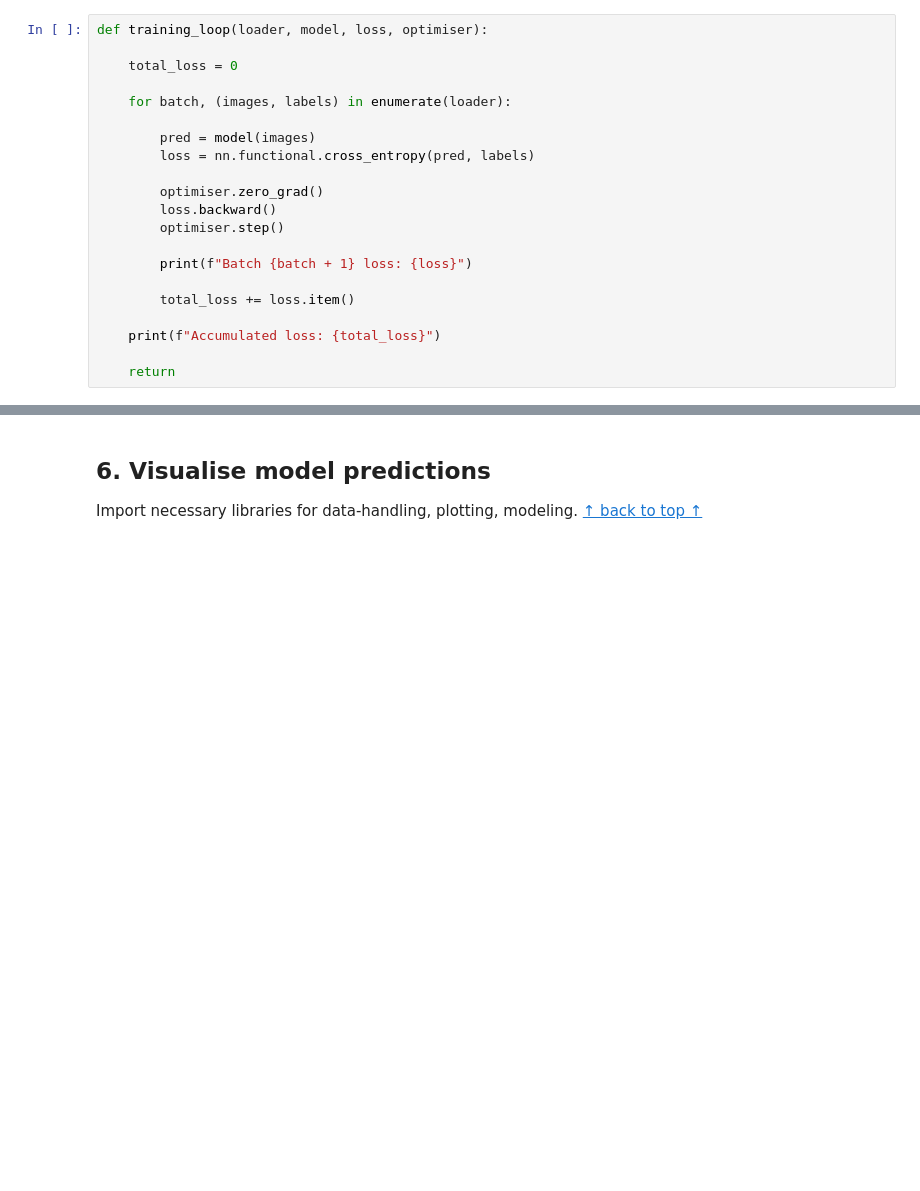
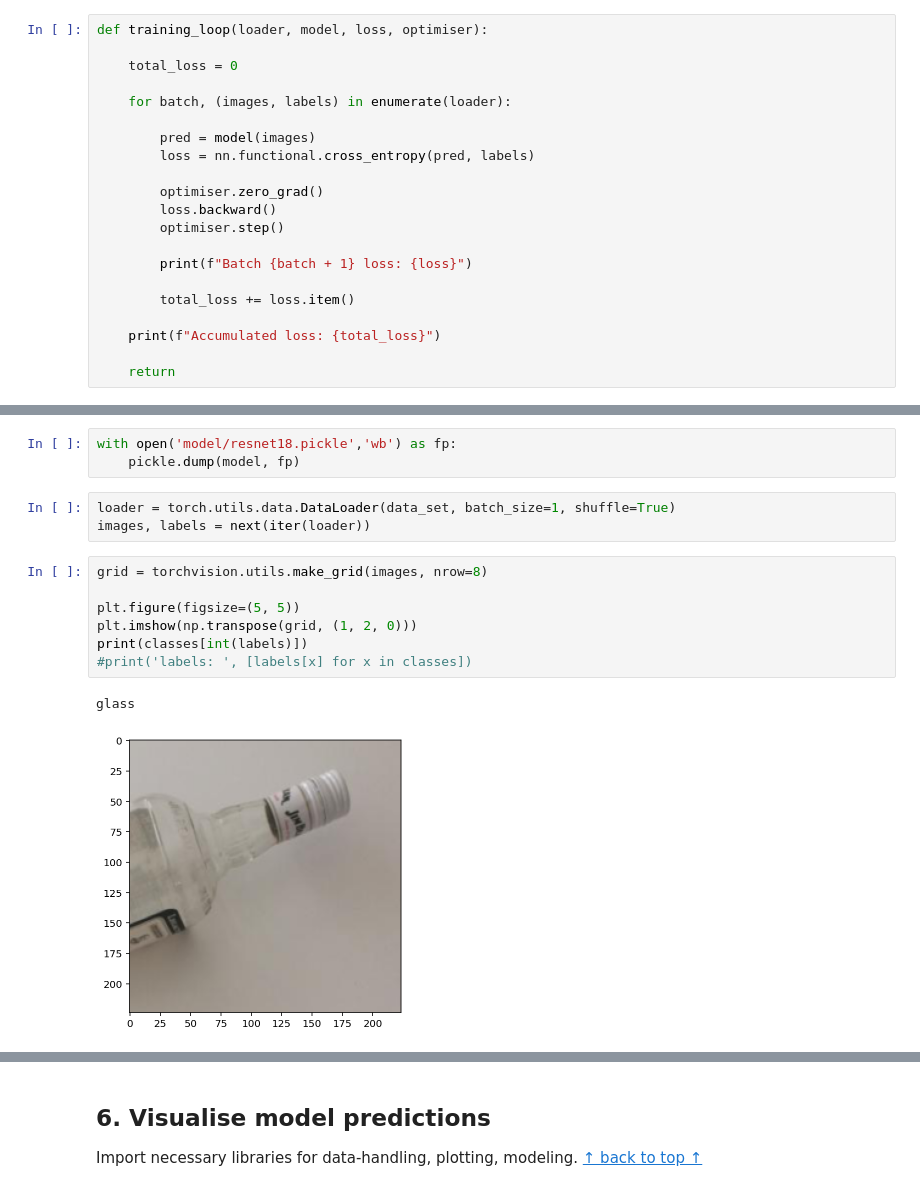
Before and after one commit to ElRapa/FinalProject, a Jupyter notebook: Image_Recogniser.ipynb, the cells around one changed output, grey strips where cells are left out. Cells and saved outputs as stored; diff of their text form; blank space fills up the shorter version.

```diff
--- a/Image_Recogniser.ipynb
+++ b/Image_Recogniser.ipynb
@@ -184,0 +216,16 @@ Batch 9 loss: 7.451030731201172
+# %%
+with open('model/resnet18.pickle','wb') as fp:
+    pickle.dump(model, fp)
+# %%
+loader = torch.utils.data.DataLoader(data_set, batch_size=1, shuffle=True)
+images, labels = next(iter(loader))
+# %%
+grid = torchvision.utils.make_grid(images, nrow=8)
+
+plt.figure(figsize=(5, 5))
+plt.imshow(np.transpose(grid, (1, 2, 0)))
+print(classes[int(labels)])
+#print('labels: ', [labels[x] for x in classes])
+# %% [output]
+glass
+[figure, added]
```
Also changed, not shown: parts of 16 cells of this notebook.
